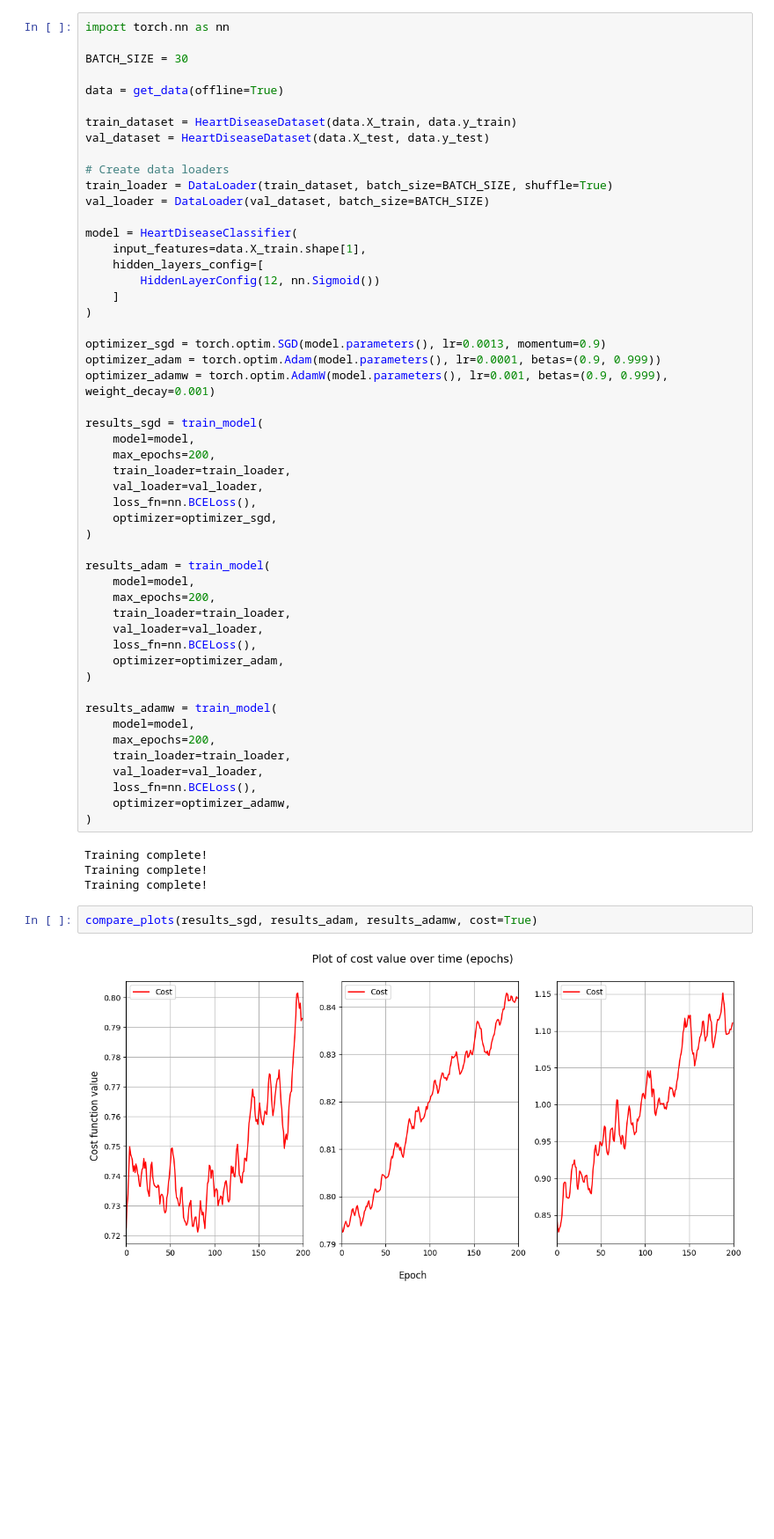
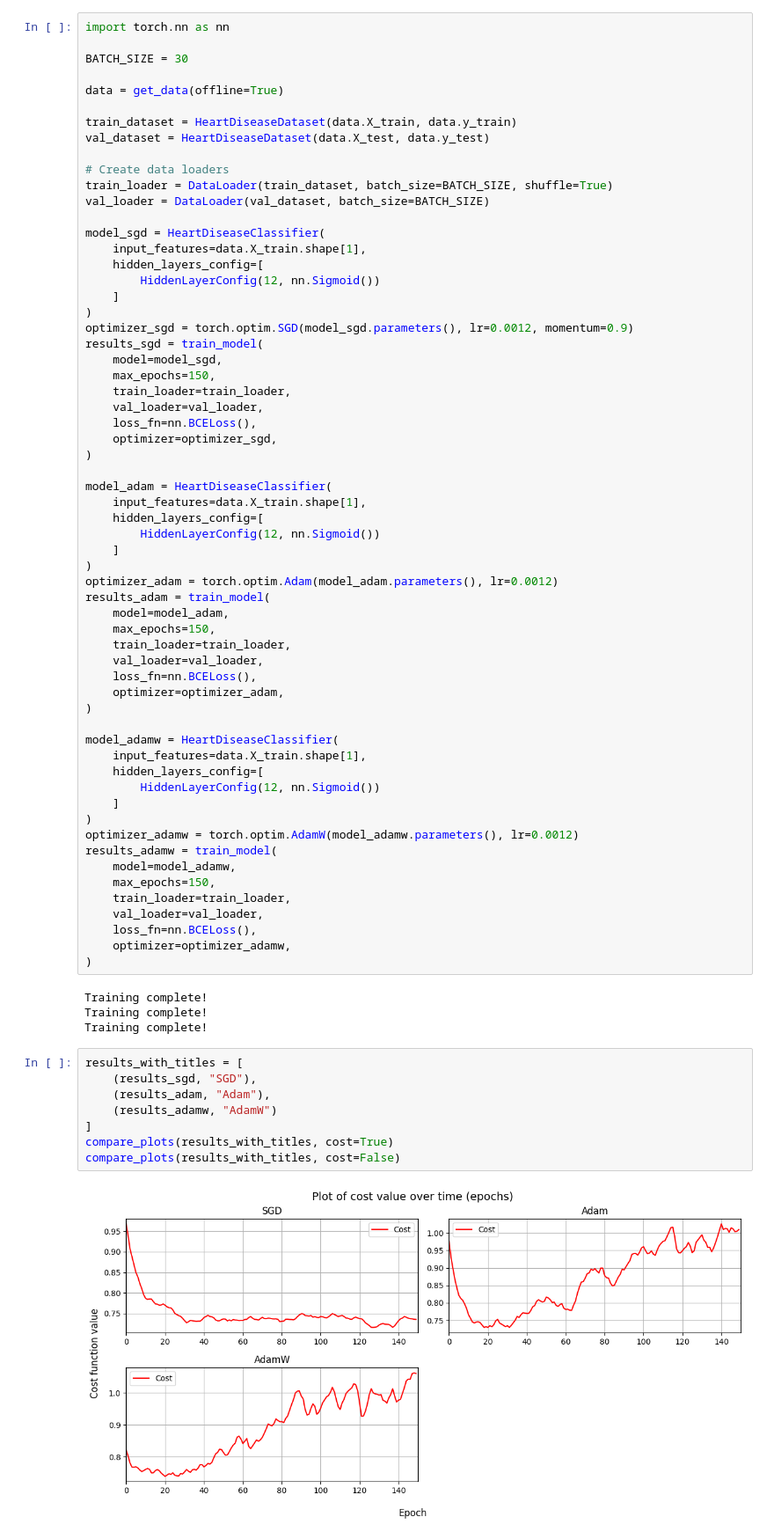
Before and after one commit to Krisenberg/neural-networks, a Jupyter notebook: src/lab_4/pytorch.ipynb, the cells around one changed output. Shown at 88% size. Drawn from its saved outputs; the diff is of its cells as text; blank space fills up the shorter version.

```diff
--- a/src/lab_4/pytorch.ipynb
+++ b/src/lab_4/pytorch.ipynb
@@ -429,38 +413,48 @@ val_dataset = HeartDiseaseDataset(data.X_test, data.y_test)
 train_loader = DataLoader(train_dataset, batch_size=BATCH_SIZE, shuffle=True)
 val_loader = DataLoader(val_dataset, batch_size=BATCH_SIZE)
 
-model = HeartDiseaseClassifier(
+model_sgd = HeartDiseaseClassifier(
     input_features=data.X_train.shape[1],
     hidden_layers_config=[
         HiddenLayerConfig(12, nn.Sigmoid())
     ]
 )
-
-optimizer_sgd = torch.optim.SGD(model.parameters(), lr=0.0013, momentum=0.9)
-optimizer_adam = torch.optim.Adam(model.parameters(), lr=0.0001, betas=(0.9, 0.999))
-optimizer_adamw = torch.optim.AdamW(model.parameters(), lr=0.001, betas=(0.9, 0.999), weight_decay=0.001)
-
+optimizer_sgd = torch.optim.SGD(model_sgd.parameters(), lr=0.0012, momentum=0.9)
 results_sgd = train_model(
-    model=model,
-    max_epochs=200,
+    model=model_sgd,
+    max_epochs=150,
     train_loader=train_loader,
     val_loader=val_loader,
     loss_fn=nn.BCELoss(),
     optimizer=optimizer_sgd,
 )
 
+model_adam = HeartDiseaseClassifier(
+    input_features=data.X_train.shape[1],
+    hidden_layers_config=[
+        HiddenLayerConfig(12, nn.Sigmoid())
+    ]
+)
+optimizer_adam = torch.optim.Adam(model_adam.parameters(), lr=0.0012)
 results_adam = train_model(
-    model=model,
-    max_epochs=200,
+    model=model_adam,
+    max_epochs=150,
     train_loader=train_loader,
     val_loader=val_loader,
     loss_fn=nn.BCELoss(),
     optimizer=optimizer_adam,
 )
 
+model_adamw = HeartDiseaseClassifier(
+    input_features=data.X_train.shape[1],
+    hidden_layers_config=[
+        HiddenLayerConfig(12, nn.Sigmoid())
+    ]
+)
+optimizer_adamw = torch.optim.AdamW(model_adamw.parameters(), lr=0.0012)
 results_adamw = train_model(
-    model=model,
-    max_epochs=200,
+    model=model_adamw,
+    max_epochs=150,
     train_loader=train_loader,
     val_loader=val_loader,
     loss_fn=nn.BCELoss(),
@@ -471,6 +465,12 @@ Training complete!
 Training complete!
 Training complete!
 # %%
-compare_plots(results_sgd, results_adam, results_adamw, cost=True)
+results_with_titles = [
+    (results_sgd, "SGD"),
+    (results_adam, "Adam"),
+    (results_adamw, "AdamW")
+]
+compare_plots(results_with_titles, cost=True)
+compare_plots(results_with_titles, cost=False)
 # %% [output]
-[figure, old version]
+[figure, new version]
```
Also changed, not shown: parts of 18 cells of this notebook.
